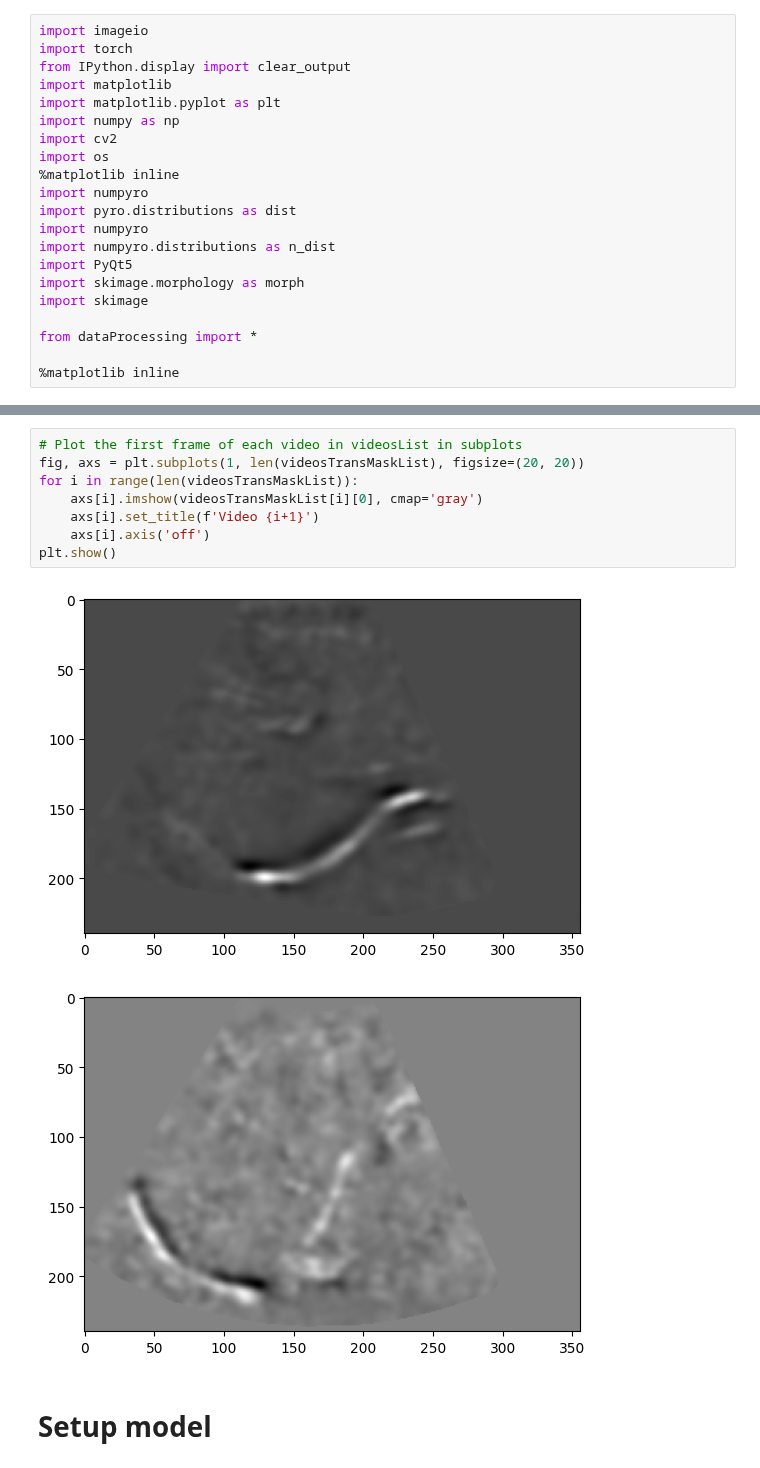
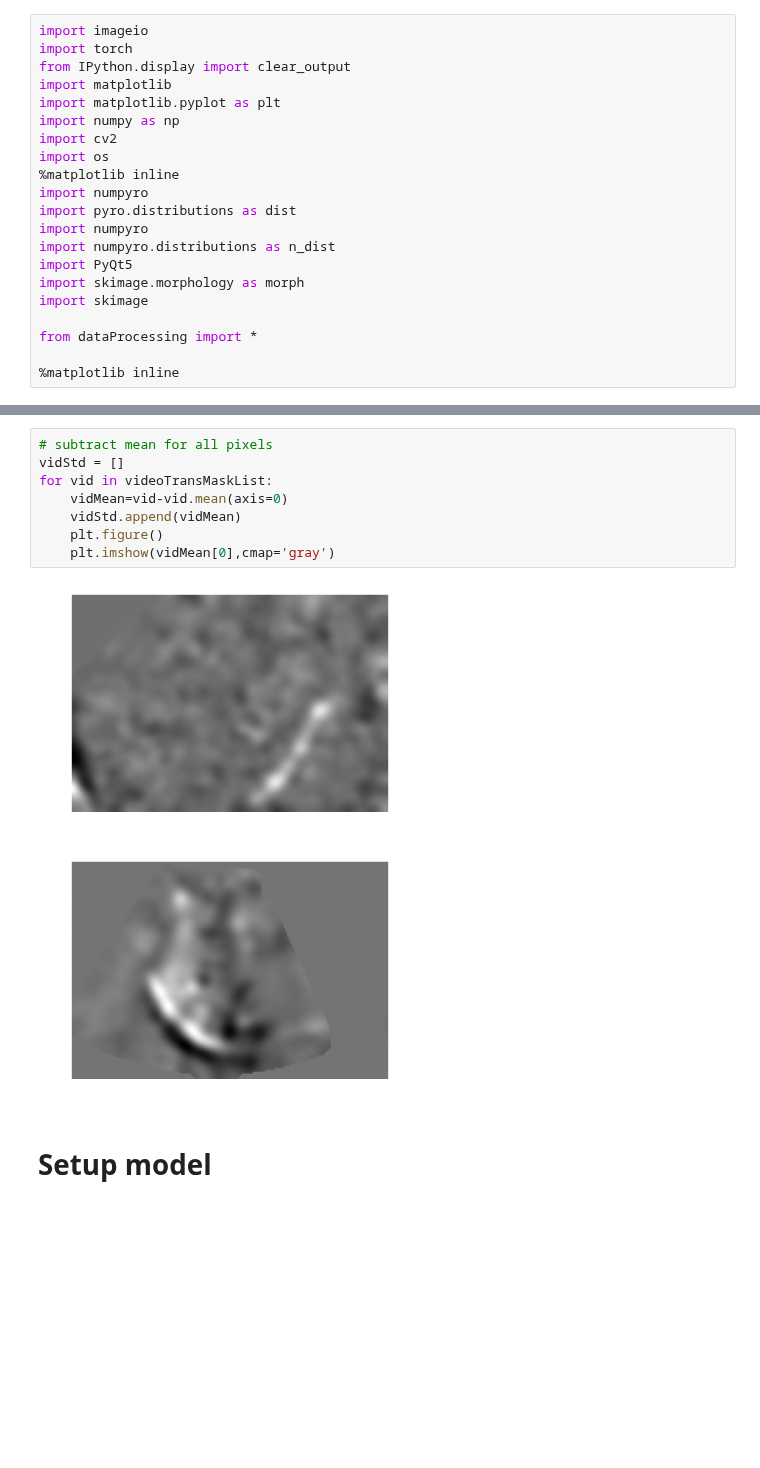
Before and after one commit to markusOlsen1/ModelBasedProject, a Jupyter notebook: main.ipynb, the cells around one changed output, grey strips where cells are left out. Drawn from its saved outputs; the diff is of its cells as text; blank space fills up the shorter version.

```diff
--- a/main.ipynb
+++ b/main.ipynb
@@ -90,14 +90,14 @@ Text(0.5, 1.0, 'Final processed video')
-# %%
-# Plot the first frame of each video in videosList in subplots
-fig, axs = plt.subplots(1, len(videosTransMaskList), figsize=(20, 20))
-for i in range(len(videosTransMaskList)):
-    axs[i].imshow(videosTransMaskList[i][0], cmap='gray')
-    axs[i].set_title(f'Video {i+1}')
-    axs[i].axis('off')
-plt.show()
-# %% [output]
-[figure, removed]
-[figure, removed]
+# %%
+# subtract mean for all pixels
+vidStd = []
+for vid in videoTransMaskList:
+    vidMean=vid-vid.mean(axis=0)
+    vidStd.append(vidMean)
+    plt.figure()
+    plt.imshow(vidMean[0],cmap='gray')
+# %% [output]
+[figure, added]
+[figure, added]
 # %% [markdown]
 # Setup model
 # %%
```
Also changed, not shown: parts of 10 cells of this notebook.
